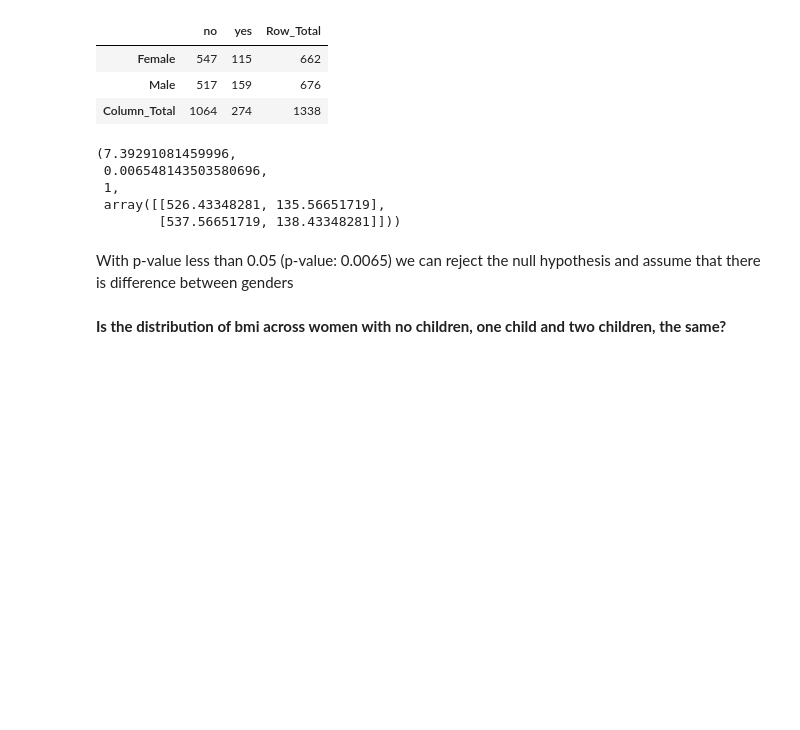
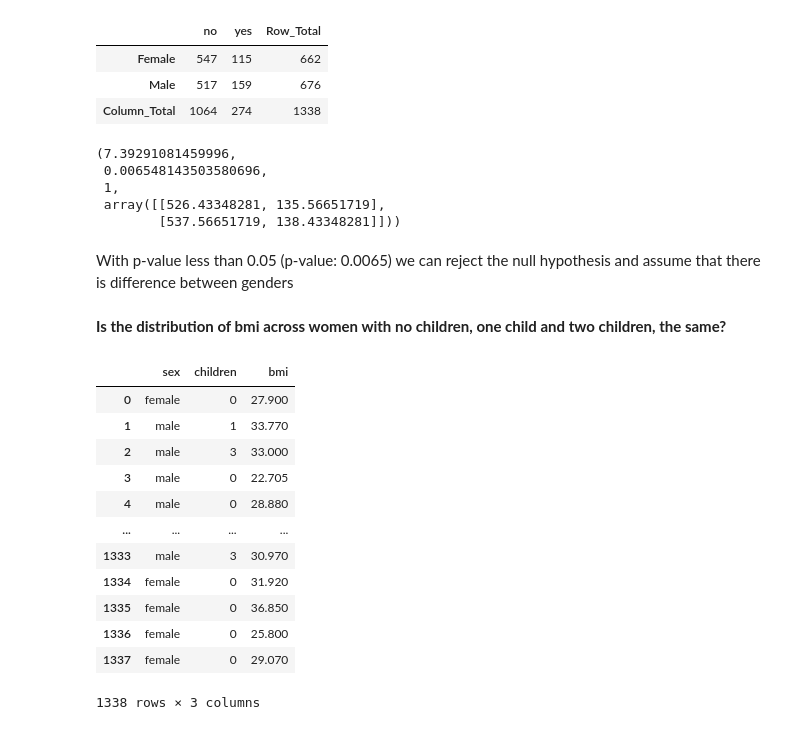
Before and after one commit to RochaErik/Medical-Data, a Jupyter notebook: Medical_data.ipynb, the cells around one changed output. Drawn from its saved outputs; the diff is of its cells as text; code cells hidden in the pictures; blank space fills up the shorter version.

```diff
--- a/Medical_data.ipynb
+++ b/Medical_data.ipynb
@@ -566,3 +566,20 @@ chi2_contingency(df_smk)
 With p-value less than 0.05 (p-value: 0.0065) we can reject the null hypothesis and assume that there is difference between genders
 # %% [markdown]
 **Is the distribution of bmi across women with no children, one child and two children, the same?**
+# %%
+sex_chil_bmi = df[['sex', 'children', 'bmi']]
+sex_chil_bmi
+# %% [output]
+|  | sex | children | bmi |
+| 0 | female | 0 | 27.900 |
+| 1 | male | 1 | 33.770 |
+| 2 | male | 3 | 33.000 |
+| 3 | male | 0 | 22.705 |
+| 4 | male | 0 | 28.880 |
+| ... | ... | ... | ... |
+| 1333 | male | 3 | 30.970 |
+| 1334 | female | 0 | 31.920 |
+| 1335 | female | 0 | 36.850 |
+| 1336 | female | 0 | 25.800 |
+| 1337 | female | 0 | 29.070 |
+1338 rows × 3 columns
```
Also changed, not shown: parts of 9 cells of this notebook.
